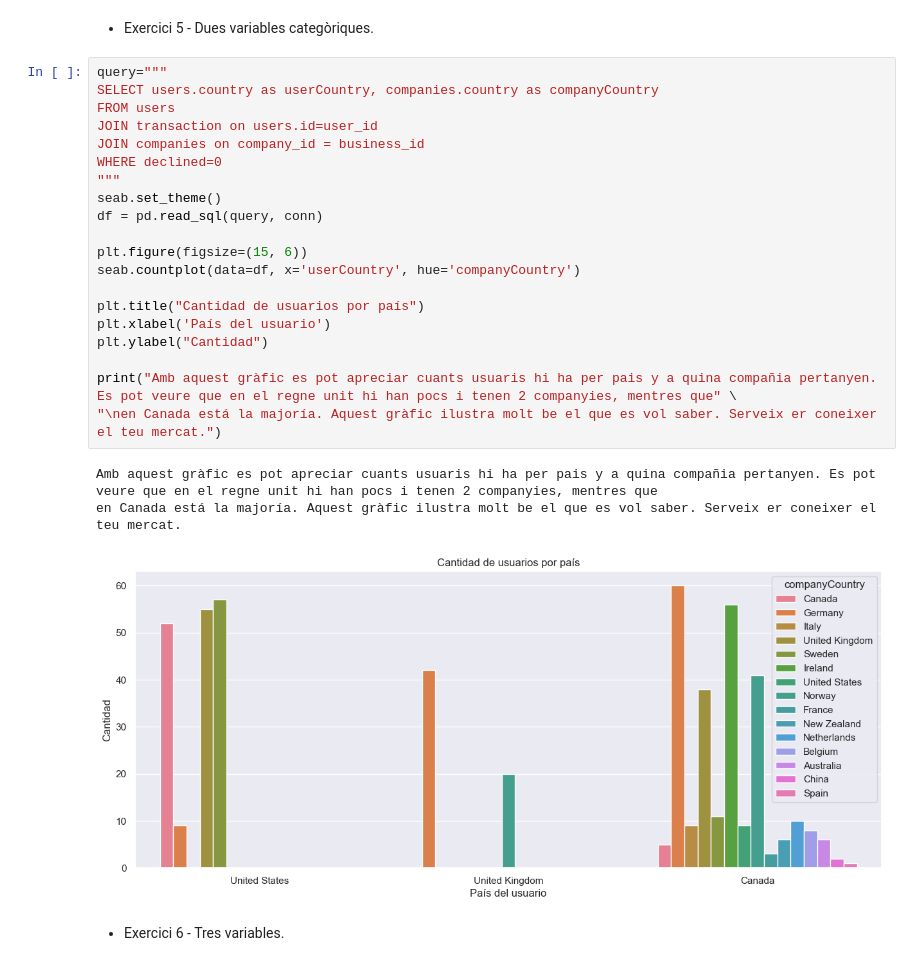
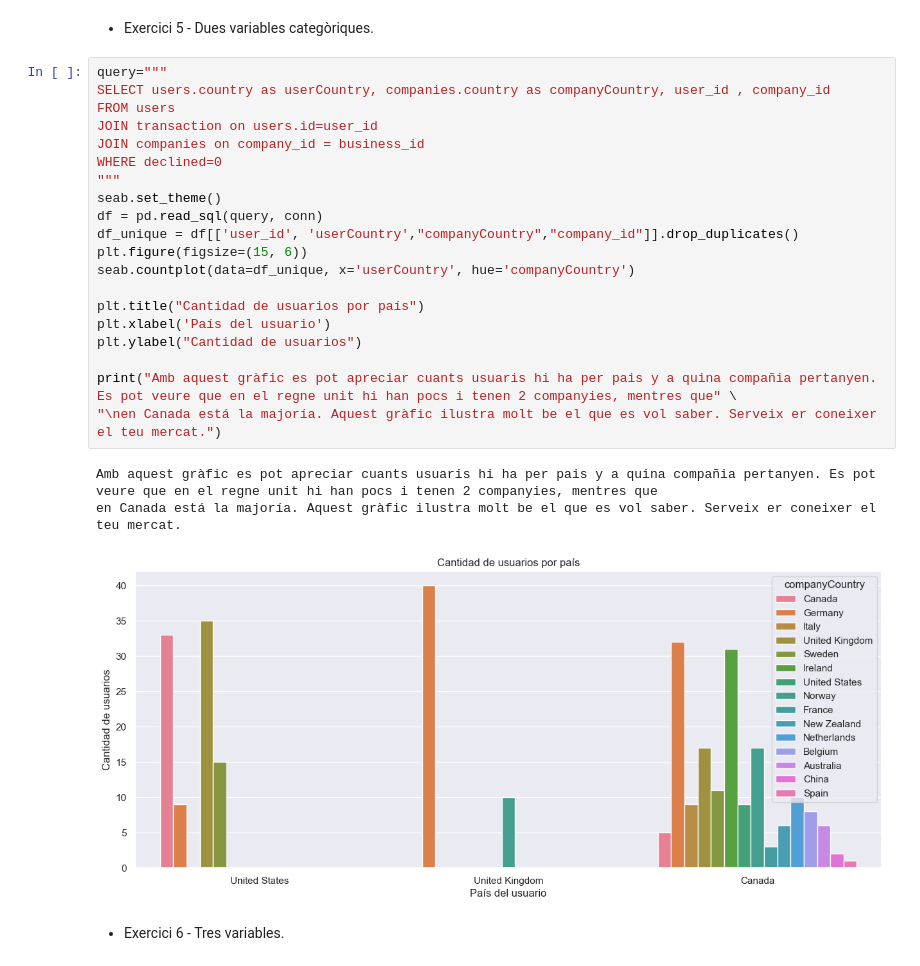
Before and after one commit to SrBiscuits/ItAcademy, a Jupyter notebook: Sprint8.1.ipynb, the cells around one changed output. Cells and saved outputs as stored; diff of their text form.

```diff
--- a/Sprint8.1.ipynb
+++ b/Sprint8.1.ipynb
@@ -133,28 +139,28 @@ He escollit aquest grafic y he simplificat el eix y perque la diferencia era mas
 - Exercici 5 - Dues variables categòriques.
 # %%
 query="""
-SELECT users.country as userCountry, companies.country as companyCountry
+SELECT users.country as userCountry, companies.country as companyCountry, user_id , company_id
 FROM users
 JOIN transaction on users.id=user_id
 JOIN companies on company_id = business_id
 WHERE declined=0
 """
 seab.set_theme()
 df = pd.read_sql(query, conn)
-
+df_unique = df[['user_id', 'userCountry',"companyCountry","company_id"]].drop_duplicates()
 plt.figure(figsize=(15, 6))
-seab.countplot(data=df, x='userCountry', hue='companyCountry')
+seab.countplot(data=df_unique, x='userCountry', hue='companyCountry')
 
 plt.title("Cantidad de usuarios por país")
 plt.xlabel('País del usuario')
-plt.ylabel("Cantidad")
+plt.ylabel("Cantidad de usuarios")
 
 print("Amb aquest gràfic es pot apreciar cuants usuaris hi ha per pais y a quina compañia pertanyen. Es pot veure que en el regne unit hi han pocs i tenen 2 companyies, mentres que" \
 "\nen Canada está la majoría. Aquest gràfic ilustra molt be el que es vol saber. Serveix er coneixer el teu mercat.")
 # %% [output]
 Amb aquest gràfic es pot apreciar cuants usuaris hi ha per pais y a quina compañia pertanyen. Es pot veure que en el regne unit hi han pocs i tenen 2 companyies, mentres que
 en Canada está la majoría. Aquest gràfic ilustra molt be el que es vol saber. Serveix er coneixer el teu mercat.
-[figure, old version]
+[figure, new version]
 # %% [markdown]
 - Exercici 6 - Tres variables.
 # %%
```
Also changed, not shown: parts of 6 cells of this notebook, 6 other files.
